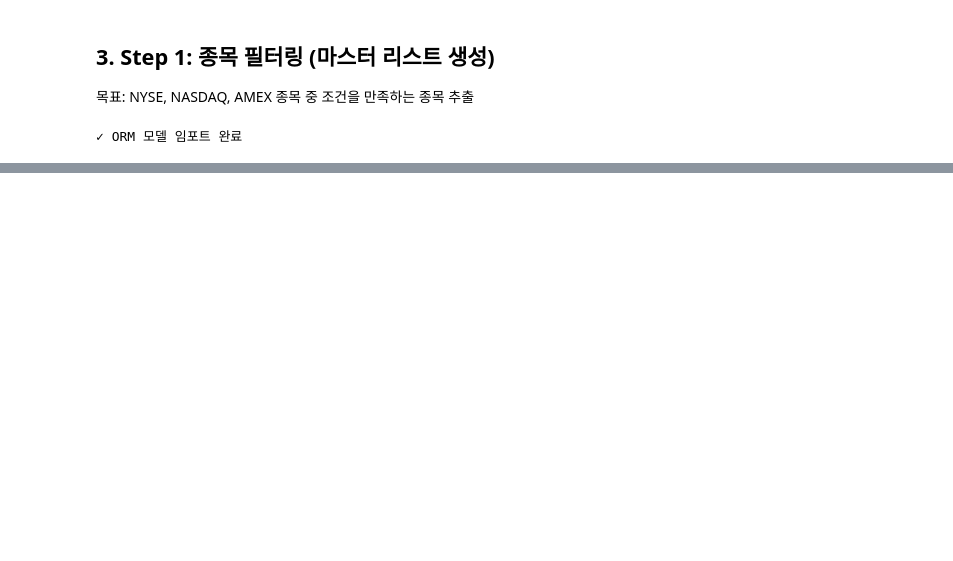
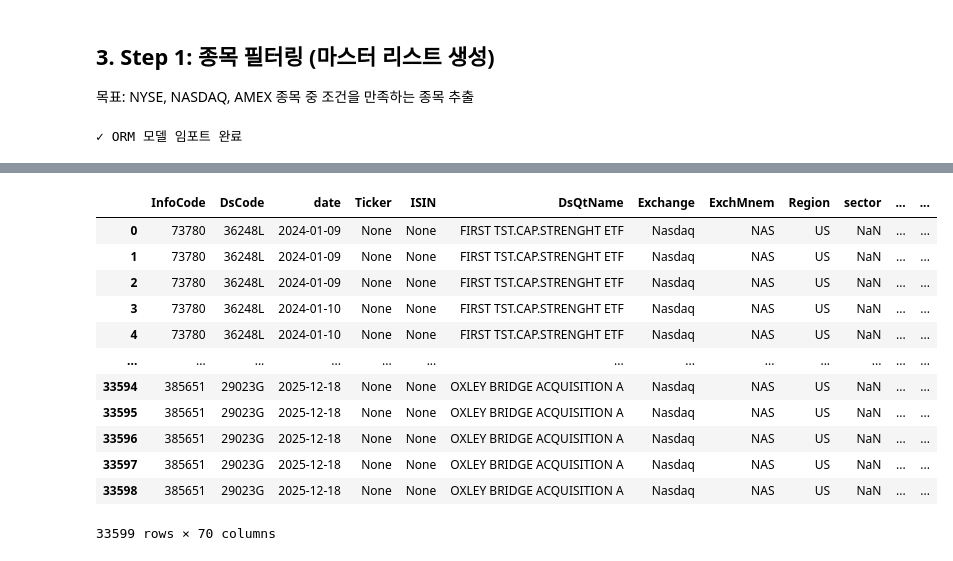
Before and after one commit to kknaks/stock_predict, a Jupyter notebook: notebooks/01_data_exploration.ipynb, the cells around one changed output, grey strips where cells are left out. Drawn from its saved outputs; the diff is of its cells as text; code cells hidden in the pictures; blank space fills up the shorter version.

```diff
--- a/notebooks/01_data_exploration.ipynb
+++ b/notebooks/01_data_exploration.ipynb
@@ -212,0 +451,9 @@ df_stocks
+# %%
+# Step 1: DataLoader 초기화
+print("="*80)
+print("Step 1: DataLoader 초기화")
+print("="*80)
+
+loader = DataLoader(config_path="../config/config.yaml")
+print(f"✓ Config loaded: {loader.config.get('data', {}).get('min_years', 10)} years")
+print(f"✓ Batch size: {loader.config.get('data', {}).get('parallel', {}).get('batch_size', 100)}")
@@ -212,0 +667,15 @@ df_stocks
+# %%
+# Step 7: 기술적 지표 추가 (병렬 처리)
+print("\n" + "="*80)
+print("Step 7: 기술적 지표 추가")
+print("="*80)
+
+df_with_technical = add_technical_features_parallel(df_preprocessed, max_workers=4)
+
+print(f"\n✓ 기술적 지표 추가 완료")
+print(f"  - Shape: {df_with_technical.shape}")
+
+# 추가된 컬럼 확인
+technical_cols = ['ma_5', 'ma_20', 'ma_50', 'rsi_14', 'atr_14', 'bollinger_position']
+print(f"\n기술적 지표 샘플:")
+print(df_with_technical[['date', 'DsQtName', 'close'] + technical_cols].tail(5))
@@ -212,0 +704,16 @@ df_stocks
+# %%
+# Step 8: 시장 컨텍스트 추가
+print("\n" + "="*80)
+print("Step 8: 시장 컨텍스트 추가")
+print("="*80)
+
+df_final = add_market_context(df_with_technical, market_indices)
+
+print(f"\n✓ 시장 컨텍스트 추가 완료")
+print(f"  - 최종 Shape: {df_final.shape}")
+
+# 시장 컨텍스트 컬럼 확인
+market_cols = ['spy_gap_pct', 'qqq_gap_pct', 'market_gap_diff', 'vix_level',
+               'sector', 'sector_gap_pct', 'sector_relative_gap']
+print(f"\n시장 컨텍스트 샘플:")
+print(df_final[['date', 'DsQtName', 'gap_pct'] + market_cols].tail(5))
@@ -212,0 +853,16 @@ df_stocks
+# %%
+df_final
+# %% [output]
+|  | InfoCode | DsCode | date | Ticker | ISIN | DsQtName | Exchange | ExchMnem | Region | sector | ... | ... |
+| 0 | 73780 | 36248L | 2024-01-09 | None | None | FIRST TST.CAP.STRENGHT ETF | Nasdaq | NAS | US | NaN | ... | ... |
+| 1 | 73780 | 36248L | 2024-01-09 | None | None | FIRST TST.CAP.STRENGHT ETF | Nasdaq | NAS | US | NaN | ... | ... |
+| 2 | 73780 | 36248L | 2024-01-09 | None | None | FIRST TST.CAP.STRENGHT ETF | Nasdaq | NAS | US | NaN | ... | ... |
+| 3 | 73780 | 36248L | 2024-01-10 | None | None | FIRST TST.CAP.STRENGHT ETF | Nasdaq | NAS | US | NaN | ... | ... |
+| 4 | 73780 | 36248L | 2024-01-10 | None | None | FIRST TST.CAP.STRENGHT ETF | Nasdaq | NAS | US | NaN | ... | ... |
+| ... | ... | ... | ... | ... | ... | ... | ... | ... | ... | ... | ... | ... |
+| 33594 | 385651 | 29023G | 2025-12-18 | None | None | OXLEY BRIDGE ACQUISITION A | Nasdaq | NAS | US | NaN | ... | ... |
+| 33595 | 385651 | 29023G | 2025-12-18 | None | None | OXLEY BRIDGE ACQUISITION A | Nasdaq | NAS | US | NaN | ... | ... |
+| 33596 | 385651 | 29023G | 2025-12-18 | None | None | OXLEY BRIDGE ACQUISITION A | Nasdaq | NAS | US | NaN | ... | ... |
+| 33597 | 385651 | 29023G | 2025-12-18 | None | None | OXLEY BRIDGE ACQUISITION A | Nasdaq | NAS | US | NaN | ... | ... |
+| 33598 | 385651 | 29023G | 2025-12-18 | None | None | OXLEY BRIDGE ACQUISITION A | Nasdaq | NAS | US | NaN | ... | ... |
+33599 rows × 70 columns
```
Also changed, not shown: parts of 31 cells of this notebook, 9 other files.
